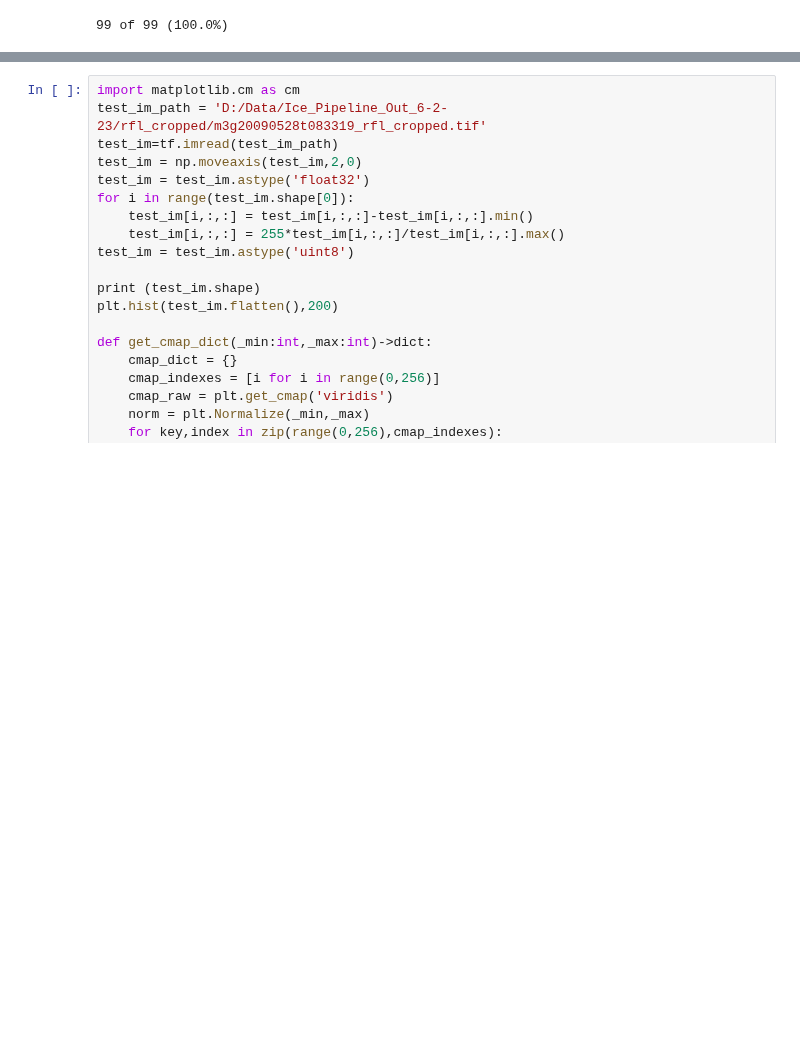
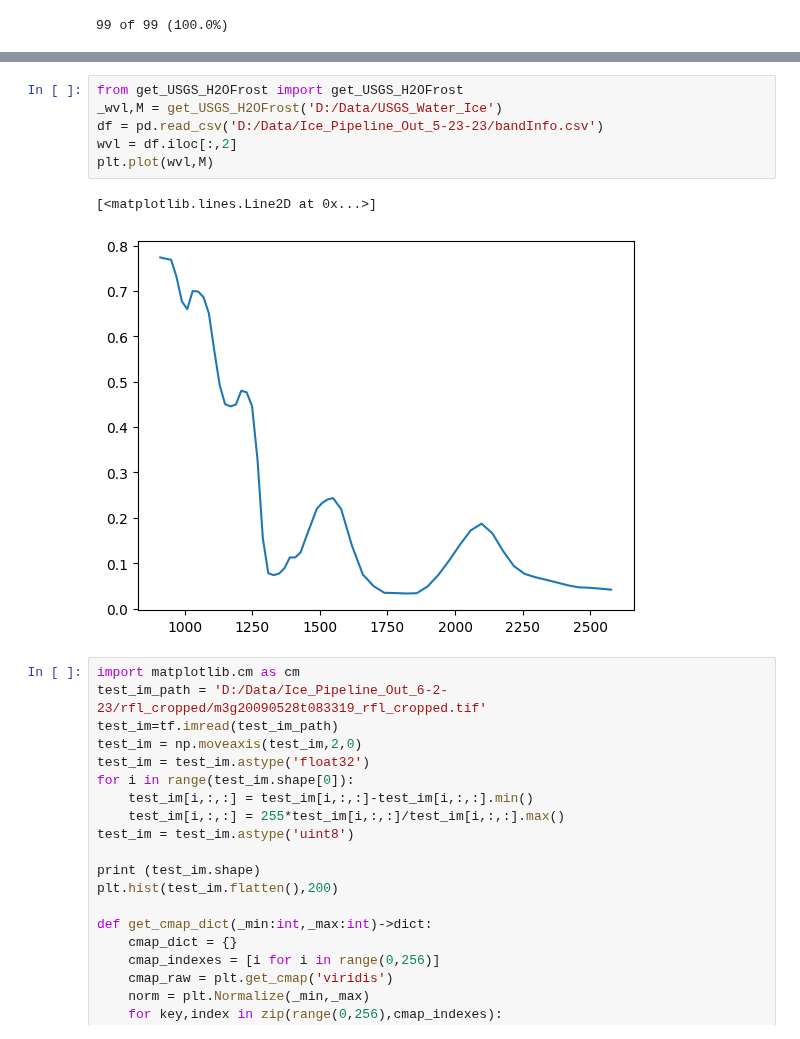
Before and after one commit to z-vig/M3_Pro, a Jupyter notebook: spectrum_angle_mapping.ipynb, the cells around one changed output, grey strips where cells are left out. Cells and saved outputs as stored; diff of their text form; blank space fills up the shorter version.

```diff
--- a/spectrum_angle_mapping.ipynb
+++ b/spectrum_angle_mapping.ipynb
@@ -341,6 +391,15 @@ Difference: 0
 Max/Min: 2.542912483215332,-9999.0
 [<matplotlib.lines.Line2D at 0x...>]
 [figure]
+# %%
+from get_USGS_H2OFrost import get_USGS_H2OFrost
+_wvl,M = get_USGS_H2OFrost('D:/Data/USGS_Water_Ice')
+df = pd.read_csv('D:/Data/Ice_Pipeline_Out_5-23-23/bandInfo.csv')
+wvl = df.iloc[:,2]
+plt.plot(wvl,M)
+# %% [output]
+[<matplotlib.lines.Line2D at 0x...>]
+[figure, added]
 # %%
 import matplotlib.cm as cm
 test_im_path = 'D:/Data/Ice_Pipeline_Out_6-2-23/rfl_cropped/m3g20090528t083319_rfl_cropped.tif'
```
Also changed, not shown: parts of 7 cells of this notebook, 3 other files.
